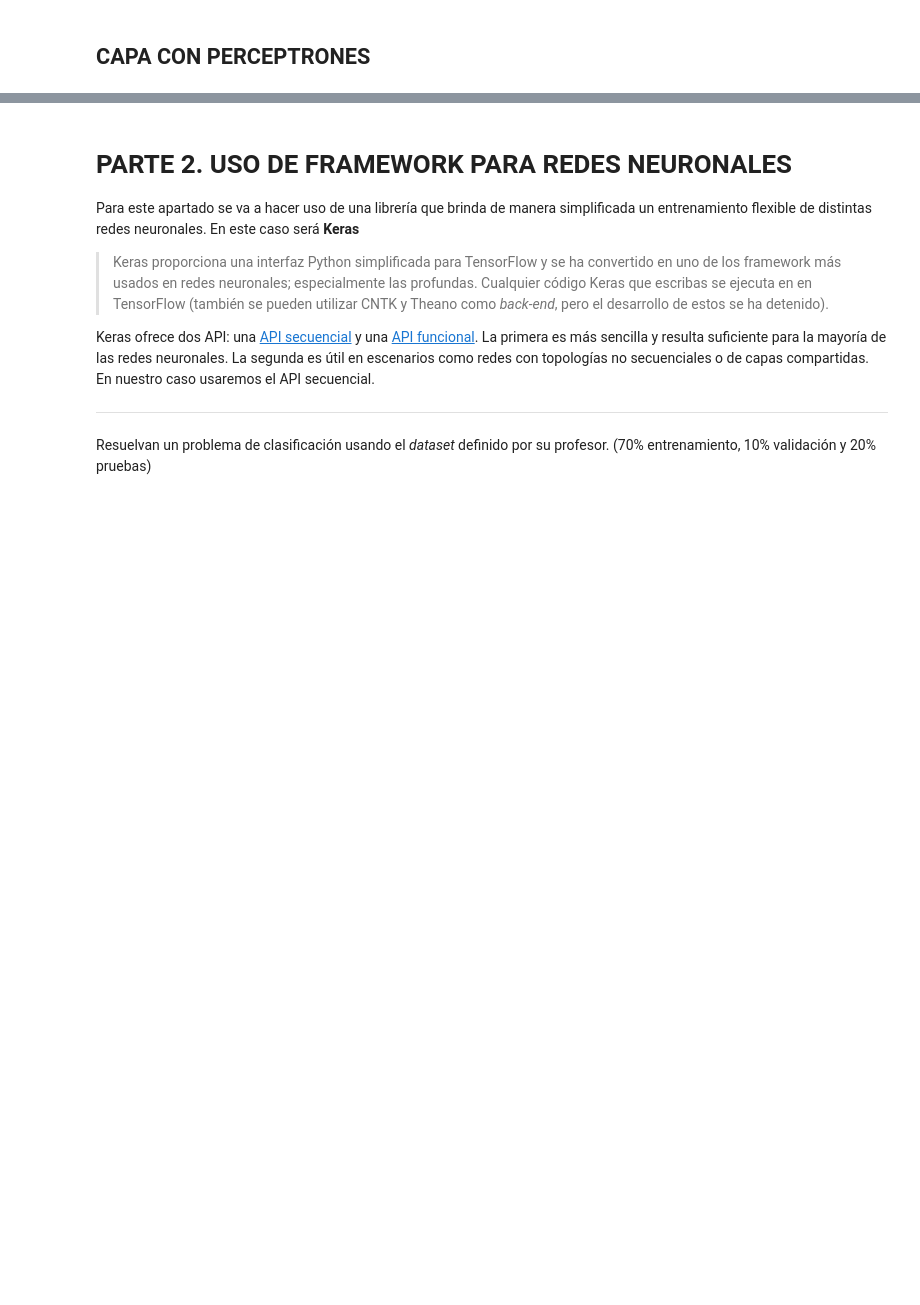
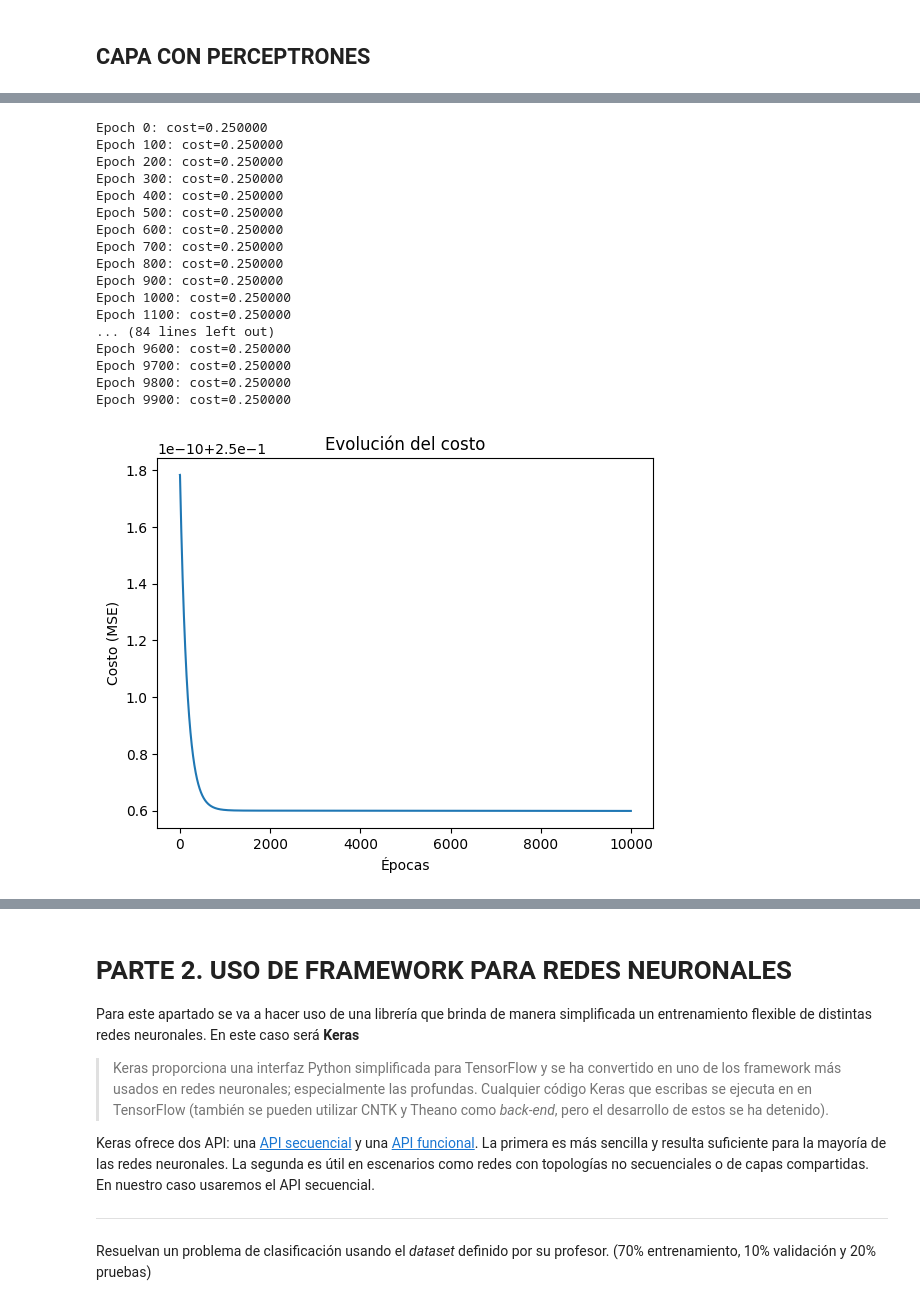
Before and after one commit to Juanvelandia-p/PTIA, a Jupyter notebook: RN-lab-carolinacepedavjuanvelandiap.ipynb, the cells around one changed output, grey strips where cells are left out. Drawn from its saved outputs; the diff is of its cells as text; code cells hidden in the pictures; blank space fills up the shorter version.

```diff
--- a/RN-lab-carolinacepedavjuanvelandiap.ipynb
+++ b/RN-lab-carolinacepedavjuanvelandiap.ipynb
@@ -676,0 +1004,72 @@ class DenseLayer:
+# %%
+import numpy as np
+import matplotlib.pyplot as plt
+
+# ==========================
+# Dataset: Operador lógico XOR
+# ==========================
+X = np.array([
+    [0, 0, 1, 1],
+    [0, 1, 0, 1]
+])  # shape: (2, 4)
+
+Y = np.array([[0, 1, 1, 0]])  # shape: (1, 4)
+
+# ==========================
+# Definición de la red (MLP 2-2-1)
+# ==========================
+# Arquitectura: 2 entradas -> 2 ocultas -> 1 salida
+# Activaciones: ReLU en la oculta, Sigmoid en la salida
+ann = DenseANN(layers=[2, 2, 1], learning_rate=0.1, activations=["relu", "sigmoid"])
+
+# ==========================
+# Entrenamiento
+# ==========================
+ann.train(X, Y, epochs=10000, print_cost=True, do_graphic=True)
+
+# ==========================
+# Predicción y evaluación
+# ==========================
+Yp = ann.predict(X)
+Yp_labels = (Yp > 0.5).astype(int)
+
+print("\n=== Resultados finales ===")
+print("Entradas:\n", X)
+print("Esperado:\n", Y)
+print("Predicciones continuas:\n", Yp)
+print("Predicciones binarias:\n", Yp_labels)
+
+# ==========================
+# Explicación breve de resultados
+# ==========================
+print("""
+Explicación:
+- A diferencia del perceptrón simple, este MLP sí aprende la función XOR.
+- La capa oculta con 2 neuronas permite construir combinaciones no lineales
+  que dividen el espacio de entrada en regiones que hacen posible separar los casos de salida 1 y 0.
+- Verás que después del entrenamiento, las predicciones binarias coinciden con la tabla XOR:
+  (0,0) -> 0
+  (0,1) -> 1
+  (1,0) -> 1
+  (1,1) -> 0
+- Esto demuestra por qué el perceptrón multicapa es fundamental para resolver problemas no linealmente separables.
+""")
+# %% [output]
+Epoch 0: cost=0.250000
+Epoch 100: cost=0.250000
+Epoch 200: cost=0.250000
+Epoch 300: cost=0.250000
+Epoch 400: cost=0.250000
+Epoch 500: cost=0.250000
+Epoch 600: cost=0.250000
+Epoch 700: cost=0.250000
+Epoch 800: cost=0.250000
+Epoch 900: cost=0.250000
+Epoch 1000: cost=0.250000
+Epoch 1100: cost=0.250000
+... (84 lines left out)
+Epoch 9600: cost=0.250000
+Epoch 9700: cost=0.250000
+Epoch 9800: cost=0.250000
+Epoch 9900: cost=0.250000
+[figure, added]
```
Also changed, not shown: parts of 18 cells of this notebook.
